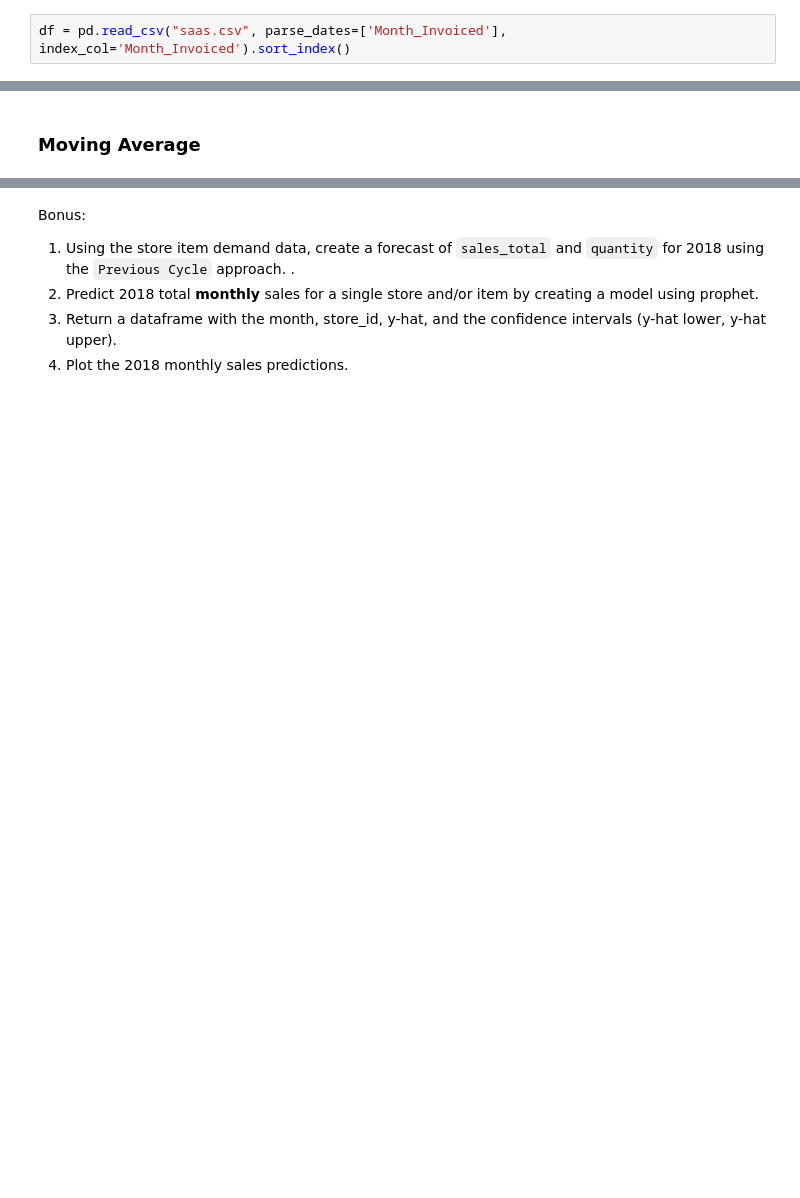
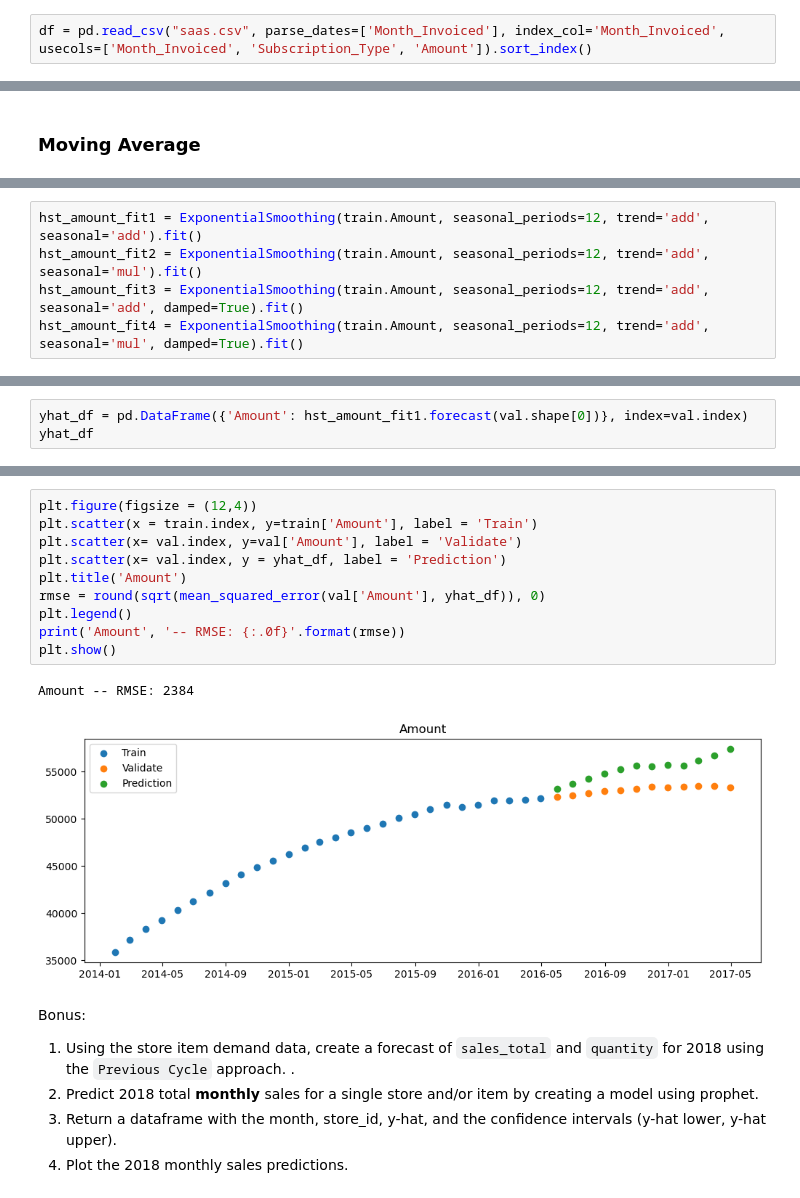
Before and after one commit to JoshuaHolt-Tech/time-series-exercises, a Jupyter notebook: time_series_modeling.ipynb, the cells around one changed output, grey strips where cells are left out. Cells and saved outputs as stored; diff of their text form; blank space fills up the shorter version.

```diff
--- a/time_series_modeling.ipynb
+++ b/time_series_modeling.ipynb
@@ -27,4 +26,4 @@ Using [saas.csv](https://ds.codeup.com/saas.csv) or log data from API usage
 
 1. Split data (train/test) and resample by any period, except daily, and aggregate using the sum.
 # %%
-df = pd.read_csv("saas.csv", parse_dates=['Month_Invoiced'], index_col='Month_Invoiced').sort_index()
+df = pd.read_csv("saas.csv", parse_dates=['Month_Invoiced'], index_col='Month_Invoiced', usecols=['Month_Invoiced', 'Subscription_Type', 'Amount']).sort_index()
@@ -166,0 +245,5 @@ rmse1
+# %%
+hst_amount_fit1 = ExponentialSmoothing(train.Amount, seasonal_periods=12, trend='add', seasonal='add').fit()
+hst_amount_fit2 = ExponentialSmoothing(train.Amount, seasonal_periods=12, trend='add', seasonal='mul').fit()
+hst_amount_fit3 = ExponentialSmoothing(train.Amount, seasonal_periods=12, trend='add', seasonal='add', damped=True).fit()
+hst_amount_fit4 = ExponentialSmoothing(train.Amount, seasonal_periods=12, trend='add', seasonal='mul', damped=True).fit()
@@ -166,0 +260,3 @@ rmse1
+# %%
+yhat_df = pd.DataFrame({'Amount': hst_amount_fit1.forecast(val.shape[0])}, index=val.index)
+yhat_df
@@ -167,3 +278,16 @@ rmse1
+# %%
+plt.figure(figsize = (12,4))
+plt.scatter(x = train.index, y=train['Amount'], label = 'Train')
+plt.scatter(x= val.index, y=val['Amount'], label = 'Validate')
+plt.scatter(x= val.index, y = yhat_df, label = 'Prediction')
+plt.title('Amount')
+rmse = round(sqrt(mean_squared_error(val['Amount'], yhat_df)), 0)
+plt.legend()
+print('Amount', '-- RMSE: {:.0f}'.format(rmse))
+plt.show()
+# %% [output]
+Amount -- RMSE: 2384
+[figure, added]
 # %% [markdown]
 Bonus:
 1. Using the store item demand data, create a forecast of `sales_total` and `quantity` for 2018 using the `Previous Cycle` approach.  .
```
Also changed, not shown: parts of 42 cells of this notebook, 1 other file.
